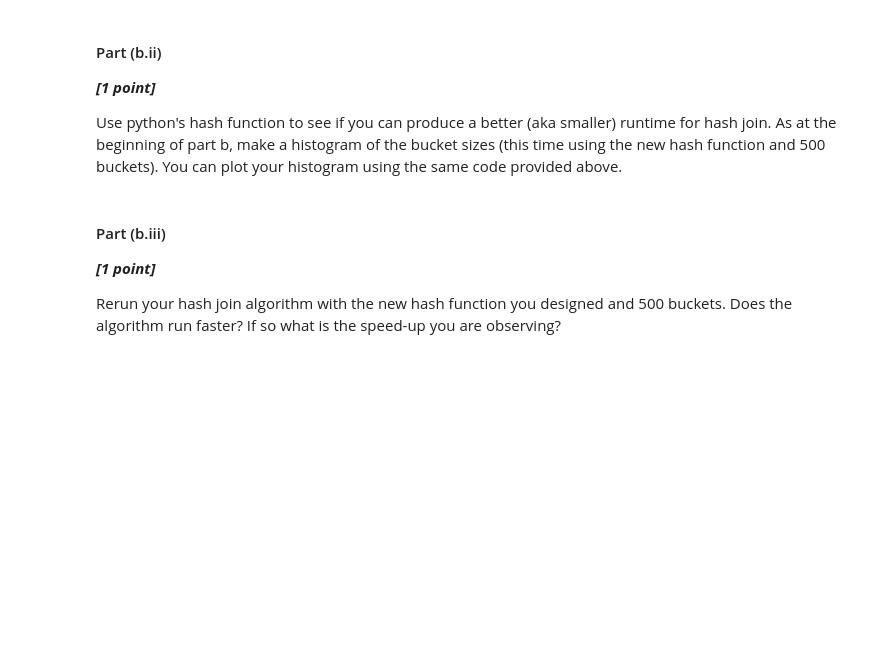
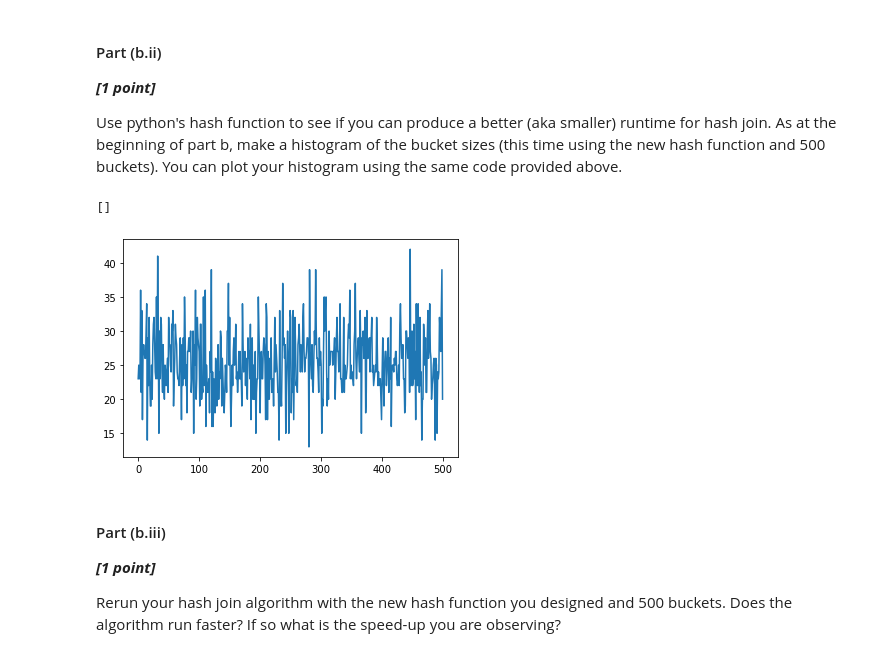
Before and after one commit to Crepdo/CS186_Database-Systems, a Jupyter notebook: HW2/coding/hw2_coding.ipynb, the cells around one changed output. Saved outputs shown, nothing was run; the diff lists cells and outputs as text; code cells hidden in the pictures; blank space fills up the shorter version.

```diff
--- a/HW2/coding/hw2_coding.ipynb
+++ b/HW2/coding/hw2_coding.ipynb
@@ -552,15 +604,18 @@ Use python's hash function to see if you can produce a better (aka smaller) runt
 # %%
 # Design a better hash function and print the skew difference for
 def hBetter(x,buckets):
-    rawKey = #ANSWER GOES HERE
+    rawKey = hash(x) #ANSWER GOES HERE
     return rawKey % buckets
 
 # Plot bucket histogram
 buckets = 500
 teamsPartition = partitionTable(teams,hBetter,buckets)
 ids, counts = histogramPoints(teamsPartition)
 plt.plot(ids, counts)
 plt.plot()
+# %% [output]
+[]
+[figure, added]
 # %% [markdown]
 #### Part (b.iii)
 
```
Also changed, not shown: parts of 17 cells of this notebook.
